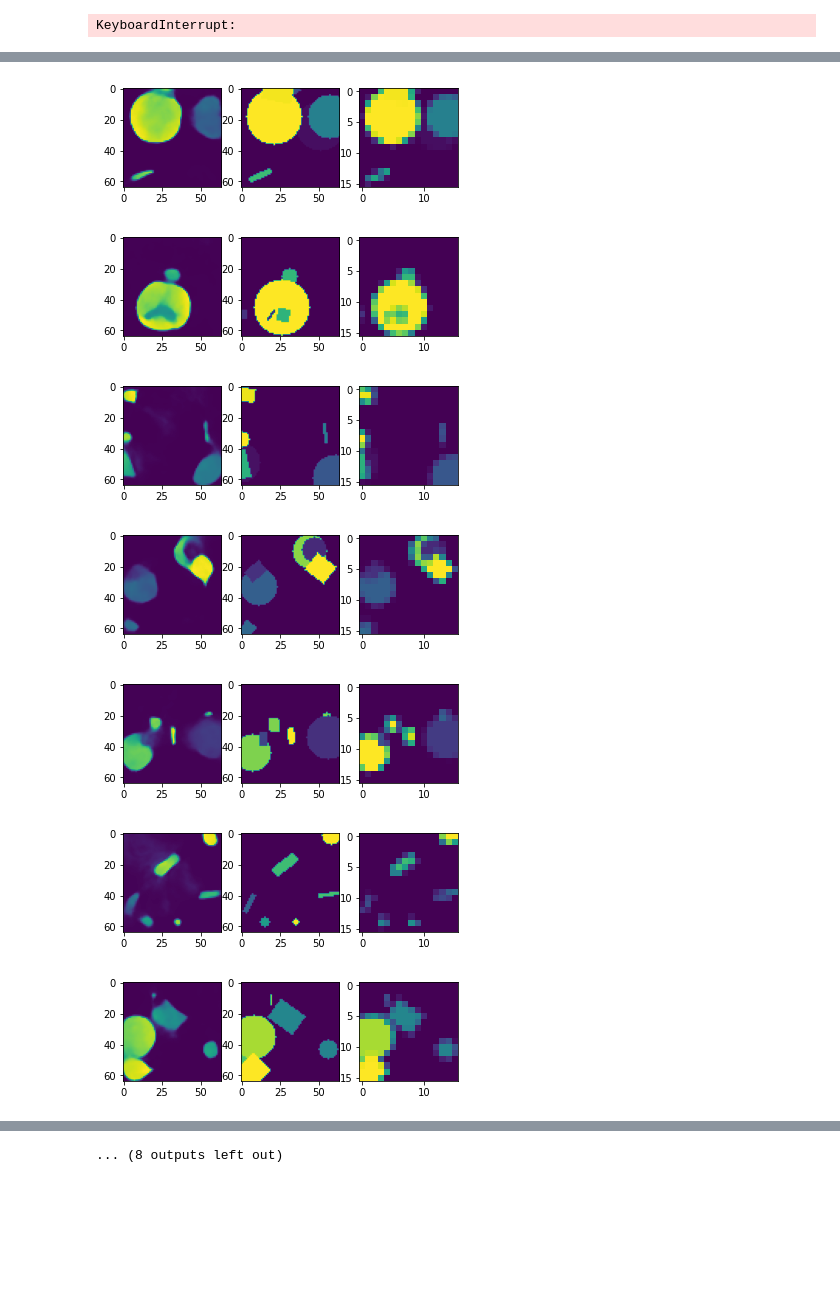
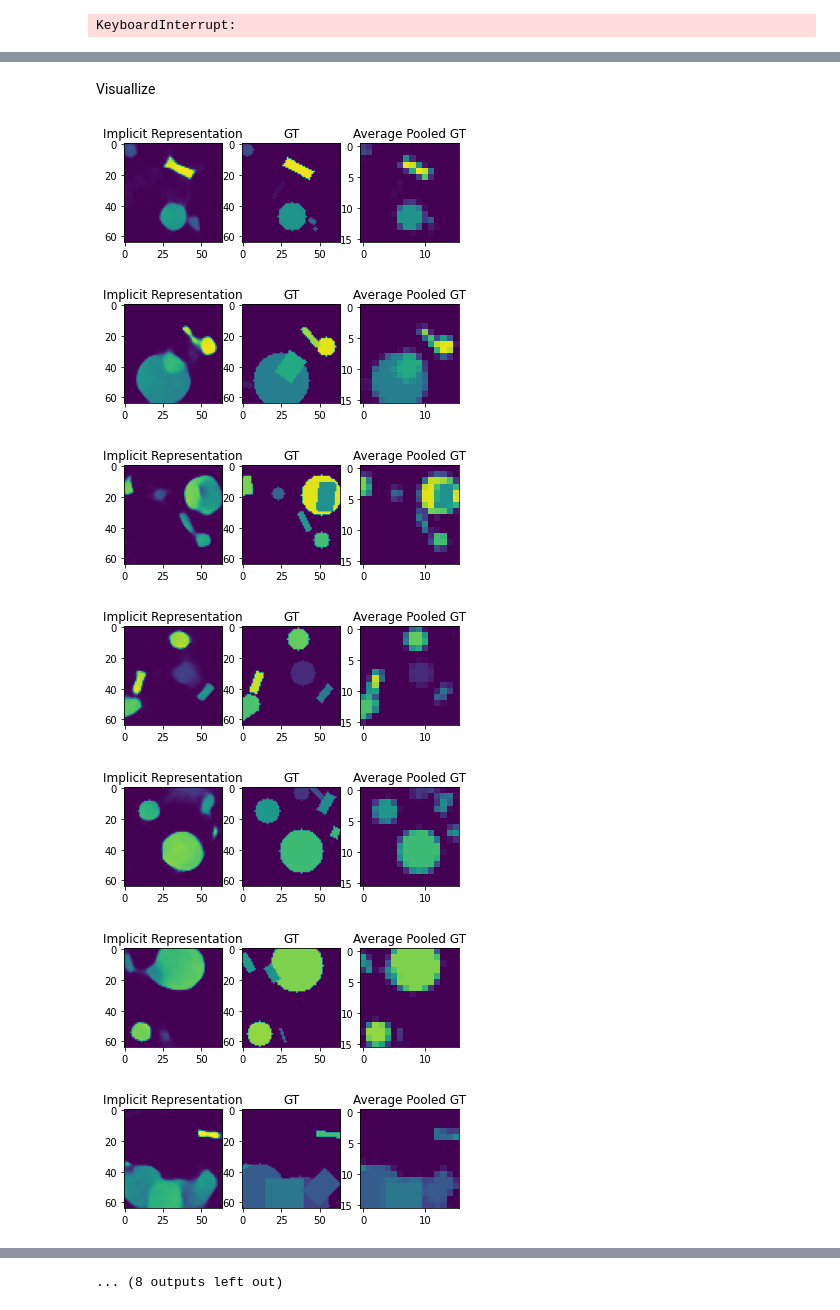
Before and after one commit to gmmyung/RoboVision, a Jupyter notebook: Superencoding.ipynb, the cells around one changed output, grey strips where cells are left out. Cells and saved outputs as stored; diff of their text form; code cells hidden in the pictures; blank space fills up the shorter version.

```diff
--- a/Superencoding.ipynb
+++ b/Superencoding.ipynb
@@ -421,30 +420,35 @@ for i in range(epoch):
 KeyboardInterrupt:
+# %% [markdown]
+Visuallize
 # %%
 batch = torch.zeros([1, 1, t.map_size, t.map_size], device = device)
 for i in range(20):
     t.initialize_terrain()
     batch[0] = t.color_map
     mesh = torch.zeros([1, 64*64, 2], device = device)
     for i in range(64):
         for j in range(64):
             mesh[0, i*64+j, 0] = i
             mesh[0, i*64+j, 1] = j
     output = Model.point_to_pixel(Model.forward(batch), mesh)
     output = output.reshape(64, 64)
     plt.subplot(1,3,1)
-    plt.imshow(output.to('cpu').detach().numpy())
+    plt.title('Implicit Representation')
+    plt.imshow(output.to('cpu').detach().numpy(), vmax=1, vmin=0)
+
     plt.subplot(1,3,2)
-    plt.imshow(t.color_map.to('cpu').detach().numpy())
+    plt.title('GT')
+    plt.imshow(t.color_map.to('cpu').detach().numpy(), vmax=1, vmin=0)
     plt.subplot(1,3,3)
-    # average pool t.color_map
+    plt.title('Average Pooled GT')
     poolfunc = nn.AvgPool2d((4,4))
-    plt.imshow(poolfunc(t.color_map.reshape(1, t.map_size, t.map_size)).reshape(16, 16).to('cpu').detach().numpy())
+    plt.imshow(poolfunc(t.color_map.reshape(1, t.map_size, t.map_size)).reshape(16, 16).to('cpu').detach().numpy(), vmax=1, vmin=0)
     plt.show()
 # %% [output]
-[figure, old version]
+[figure, new version]
-[figure, old version]
+[figure, new version]
-[figure, old version]
+[figure, new version]
-[figure, old version]
+[figure, new version]
-[figure, old version]
+[figure, new version]
-[figure, old version]
+[figure, new version]
-[figure, old version]
+[figure, new version]
```
Also changed, not shown: parts of 10 cells of this notebook, 1 other file.
